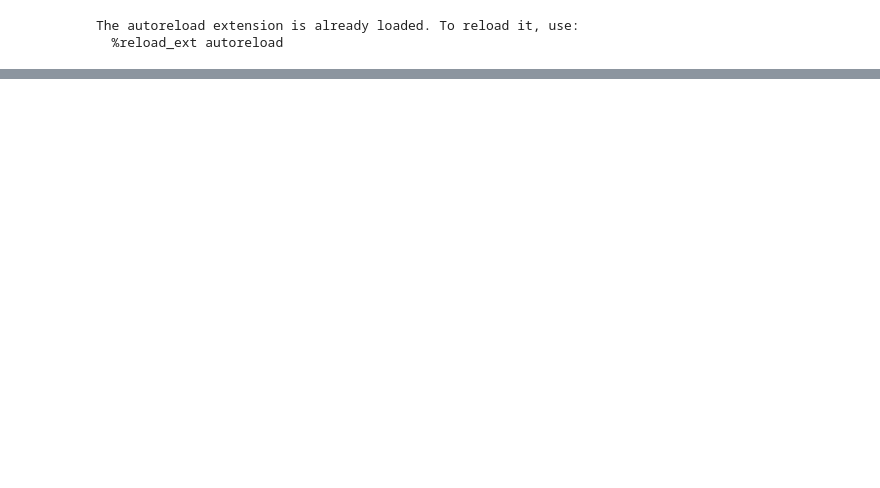
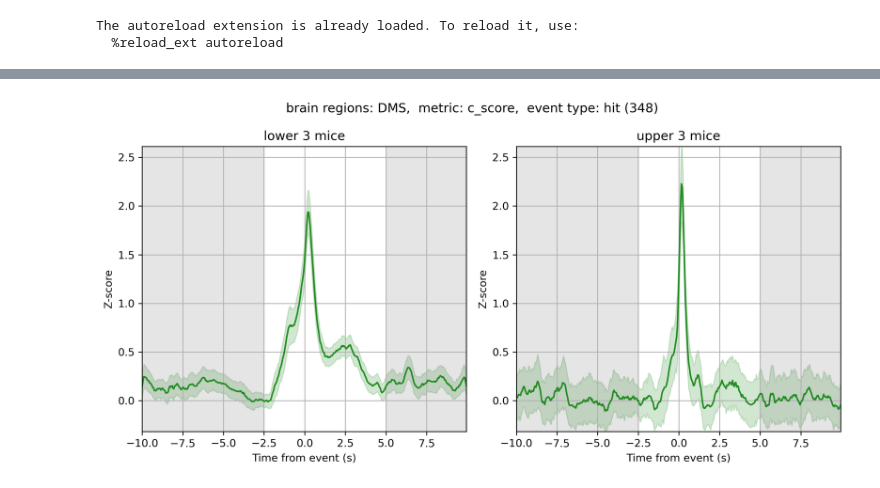
Before and after one commit to sebeliassen/FiberphotometryCode, a Jupyter notebook: project_root/notebooks/sam/poster/low_vs_high_performers.ipynb, the cells around one changed output, grey strips where cells are left out. Cells and saved outputs as stored; diff of their text form; code cells hidden in the pictures; blank space fills up the shorter version.

```diff
--- a/project_root/notebooks/sam/poster/low_vs_high_performers.ipynb
+++ b/project_root/notebooks/sam/poster/low_vs_high_performers.ipynb
@@ -46,0 +55,5 @@ for performance_metric, brain_region, event in itertools.product(all_metrics, al
+# %%
+for performance_metric, brain_region, event in itertools.product(all_metrics, all_brain_regions, all_event_types):
+    low_signals, high_signals, low_resp_metrics, high_resp_metrics = \
+        sample_low_and_high_signals('events', performance_metric, brain_region, event, mouse_analyser)
+    print(performance_metric, brain_region, event)
@@ -46,0 +78,18 @@ for performance_metric, brain_region, event in itertools.product(all_metrics, al
+# %%
+def plot_mouse_comparison(brain_region, performance_metric, event):
+    low_signals, high_signals, _, _ = \
+    sample_low_and_high_signals('events', performance_metric, brain_region, event, mouse_analyser)
+
+    sb = attr_interval_dict[event]
+    suptitle = f"brain regions: {brain_region},  metric: {performance_metric},  event type: {event} ({low_signals.shape[0]})"
+
+    low_subtitle = f"lower 3 mice"
+    high_subtitle = f"upper 3 mice"
+
+    color = brain_reg_to_color[brain_region]
+    plot_signals([low_signals, high_signals], [low_subtitle, high_subtitle], suptitle, color,
+                    5, sb)#, fname=f'{performance_metric}_{brain_region}_{event}.png')
+# %%
+plot_mouse_comparison('DMS', 'c_score', 'hit')
+# %% [output]
+[figure, added]
```
Also changed, not shown: parts of 2 cells of this notebook, 14 other files.
